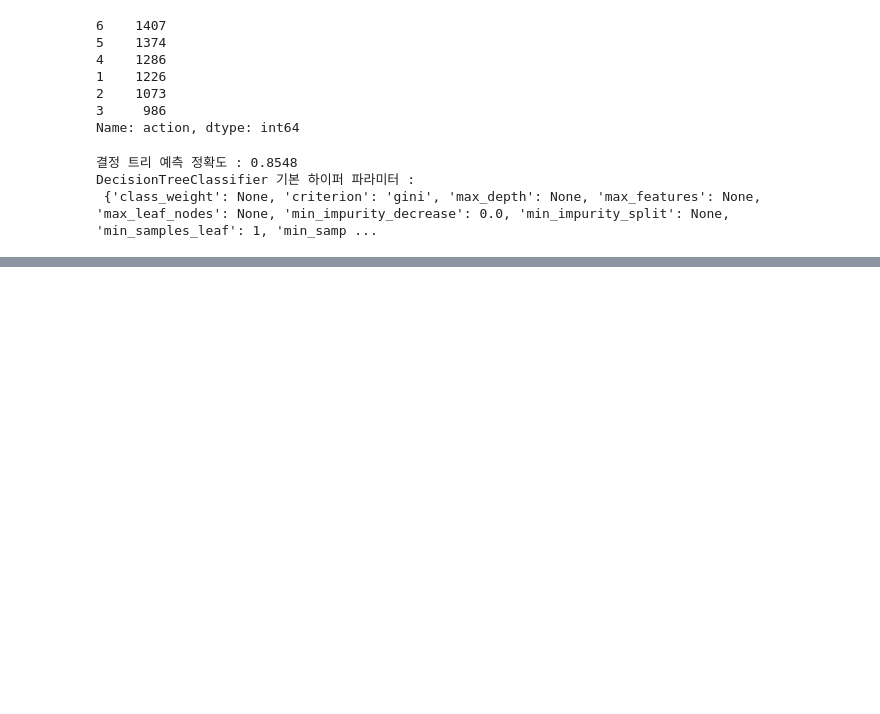
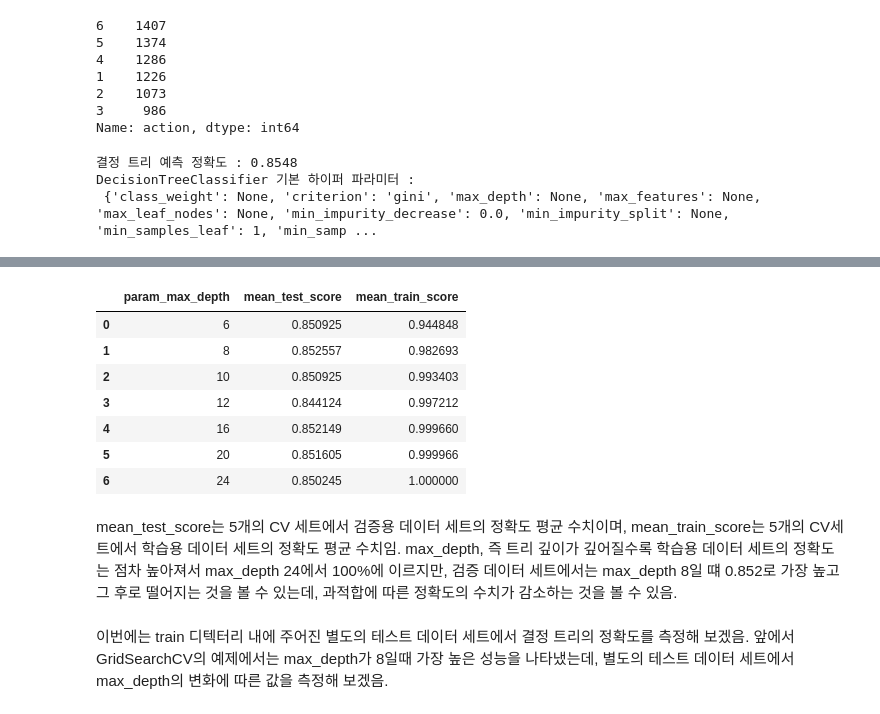
Before and after one commit to leeteukki/python_ML_kor-japan, a Jupyter notebook: Ch04/1. 분류 (Classification).ipynb, the cells around one changed output, grey strips where cells are left out. Drawn from its saved outputs; the diff is of its cells as text; code cells hidden in the pictures; blank space fills up the shorter version.

Commit message:
score GreidSearchCV

```diff
--- a/Ch04/1. 분류 (Classification).ipynb
+++ b/Ch04/1. 분류 (Classification).ipynb
@@ -254,3 +254,14 @@ print('DecisionTreeClassifier 기본 하이퍼 파라미터 :\n', dt_clf.get_par
 결정 트리 예측 정확도 : 0.8548
 DecisionTreeClassifier 기본 하이퍼 파라미터 :
  {'class_weight': None, 'criterion': 'gini', 'max_depth': None, 'max_features': None, 'max_leaf_nodes': None, 'min_impurity_decrease': 0.0, 'min_impurity_split': None, 'min_samples_leaf': 1, 'min_samp ...
+# %%
+from sklearn.model_selection import GridSearchCV
+
+params = {
+    'max_depth' : [6, 8, 10, 12,16, 20, 24]
+}
+
+grid_cv = GridSearchCV(dt_clf, param_grid=params, scoring = 'accuracy', cv=5, verbose =1)
+grid_cv.fit(X_train, y_train)
+print('GridSearchCV 최고 평균 정확도 수치 : {0:.4f}'.format(grid_cv.best_score_))
+print('GridSearchCV 최적 하이퍼 파라미터 :',grid_cv.best_params_)
@@ -256,0 +274,20 @@ DecisionTreeClassifier 기본 하이퍼 파라미터 :
+# %%
+# GridSearchCV 객체 cv_results_ 속성 DataFrame으로 생성.
+cv_results_df = pd.DataFrame(grid_cv.cv_results_)
+
+# max_depth 파라미터 값과 그때의 테스트 세트, 학습 데이터 세트의 정확도 수치 출시
+cv_results_df[['param_max_depth', 'mean_test_score', 'mean_train_score']]
+# %% [output]
+|  | param_max_depth | mean_test_score | mean_train_score |
+| 0 | 6 | 0.850925 | 0.944848 |
+| 1 | 8 | 0.852557 | 0.982693 |
+| 2 | 10 | 0.850925 | 0.993403 |
+| 3 | 12 | 0.844124 | 0.997212 |
+| 4 | 16 | 0.852149 | 0.999660 |
+| 5 | 20 | 0.851605 | 0.999966 |
+| 6 | 24 | 0.850245 | 1.000000 |
+# %% [markdown]
+mean_test_score는 5개의 CV 세트에서 검증용 데이터 세트의 정확도 평균 수치이며, mean_train_score는 5개의 CV세트에서 학습용 데이터 세트의 정확도 평균 수치임. max_depth, 즉 트리 깊이가 깊어질수록 학습용 데이터 세트의 정확도는 점차 높아져서 max_depth 24에서 100%에 이르지만, 검증 데이터 세트에서는 max_depth 8일 떄 0.852로 가장 높고 그 후로 떨어지는 것을 볼 수 있는데, 과적합에 따른 정확도의 수치가 감소하는 것을 볼 수 있음.
+# %% [markdown]
+이번에는 train 디텍터리 내에 주어진 별도의 테스트 데이터 세트에서 결정 트리의 정확도를 측정해 보겠음.
+앞에서 GridSearchCV의 예제에서는 max_depth가 8일때 가장 높은 성능을 나타냈는데, 별도의 테스트 데이터 세트에서 max_depth의 변화에 따른 값을 측정해 보겠음.
```
Also changed, not shown: parts of 1 cell of this notebook.
